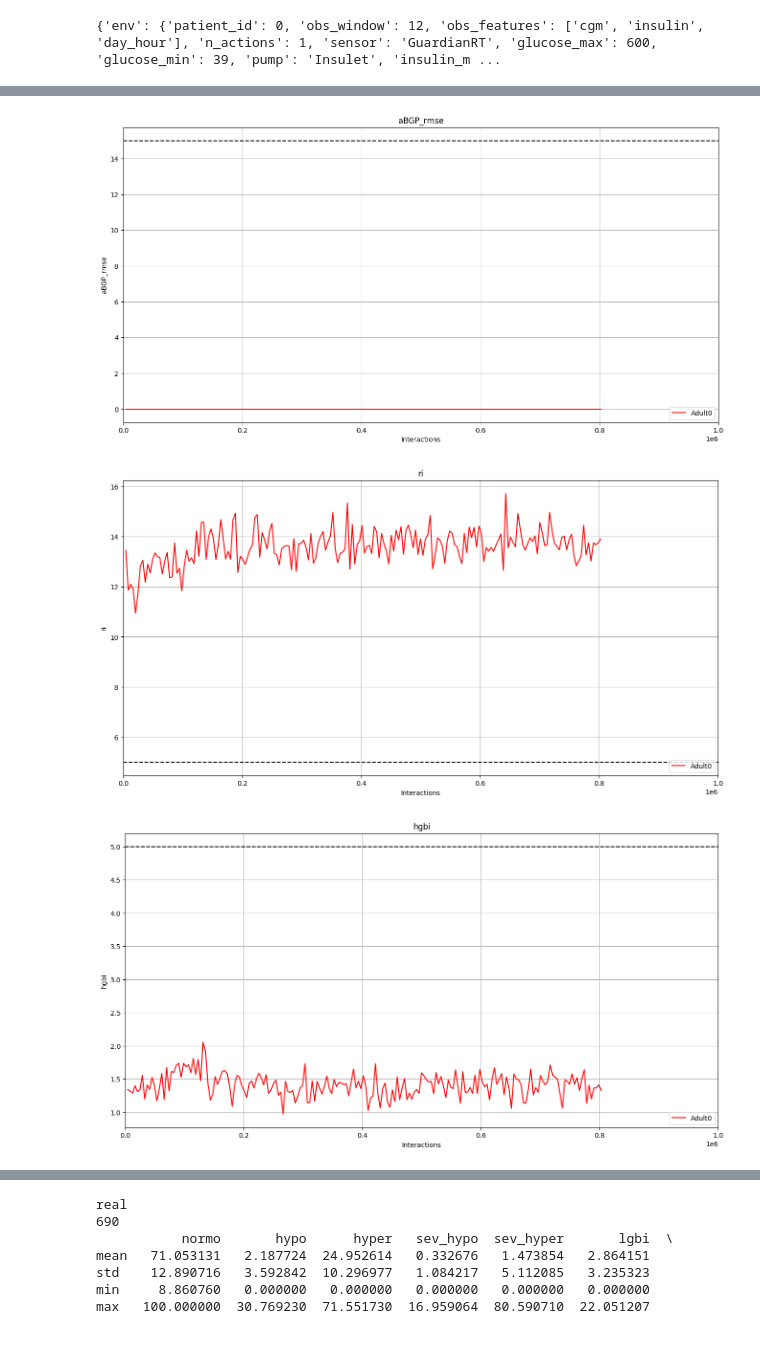
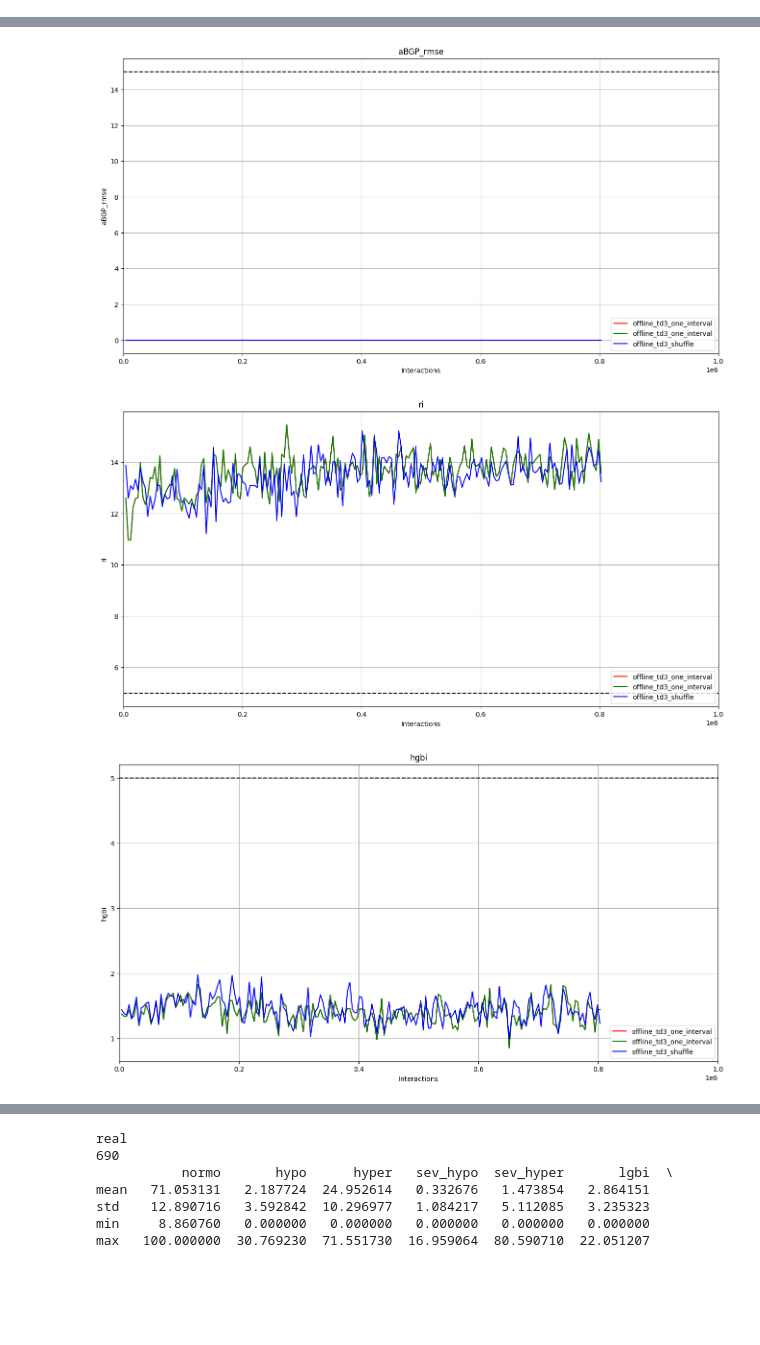
Before and after one commit to RL4H/RL4T1D, a Jupyter notebook: visualiser/notebooks/individual_analyzer.ipynb, the cells around one changed output, grey strips where cells are left out. Saved outputs shown, nothing was run; the diff lists cells and outputs as text; code cells hidden in the pictures; blank space fills up the shorter version.

```diff
--- a/visualiser/notebooks/individual_analyzer.ipynb
+++ b/visualiser/notebooks/individual_analyzer.ipynb
@@ -19,14 +19,17 @@ import matplotlib.gridspec
 # PATH = FOLDER+ALGO+SUBJECT
 # COHORT = 'Adult'
 
-EXP_NAME = 'offline_td3_remap_test_adlscnt0'
+EXP_NAME = 'offline_td3_lower_pi_num' #offline_td3_shuffle # #offline_td3_one_interval
+
+EXP_NAME_2 = "offline_td3_one_interval"
+EXP_NAME_3 = "offline_td3_shuffle"
 
 COHORT = 'Adult'
 SUBJECT = '0'
 
 LABEL = COHORT+SUBJECT
 
-SINGLE_VIEW = True
+SINGLE_VIEW = False
 
 
 command = []
@@ -40,22 +43,26 @@ if SINGLE_VIEW:
                 '1':{ "id":exp1, "color":'r',"show": disp_arr[1], "label":LABEL},
     }
 
+
+    plot_testing_average_metric(exp_vis, [['1']], type='normal', dis_len=dis_len, metric='reward', goal=312, fill=True)
+
 else:
-    exp1 = ExperimentVisualise(id=EXP_NAME+'_1', version=1.1, plot_version=1, test_seeds=5000)
-    exp2 = ExperimentVisualise(id=EXP_NAME+'_2', version=1.1, plot_version=1, test_seeds=5000)
-    exp3 = ExperimentVisualise(id=EXP_NAME+'_3', version=1.1, plot_version=1, test_seeds=5000)
+    exp1 = ExperimentVisualise(id=EXP_NAME, version=1.1, plot_version=1, test_seeds=5000)
+    exp2 = ExperimentVisualise(id=EXP_NAME_2, version=1.1, plot_version=1, test_seeds=5000)
+    exp3 = ExperimentVisualise(id=EXP_NAME_3, version=1.1, plot_version=1, test_seeds=5000)
 
     exp_vis = {
-                '1':{ "id":exp1, "color":'r',"show": disp_arr[1], "label":LABEL},
-                '2':{ "id":exp2, "color":'g',"show": disp_arr[2], "label":LABEL},
-                '3':{ "id":exp3, "color":'b',"show": disp_arr[3], "label":LABEL},
+                '1':{ "id":exp1, "color":'r',"show": disp_arr[1], "label":exp1.id},
+                '2':{ "id":exp2, "color":'g',"show": disp_arr[2], "label":exp2.id},
+                '3':{ "id":exp3, "color":'b',"show": disp_arr[3], "label":exp3.id},
     }
+
+    plot_testing_average_metric({'1' : exp_vis['1']}, [['1']], type='normal', dis_len=dis_len, metric='reward', goal=312, fill=True)
 
 
 # plot the graphs
 
 # average metric
-plot_testing_average_metric(exp_vis, [['1']] if SINGLE_VIEW else [['1', '2', '3']], type='normal', dis_len=dis_len, metric='reward', goal=312, fill=True)
 
 
 #individual seed metrics
@@ -75,4 +82,3 @@ plot_training_logs(mode='ppo', exp_dict=exp_vis, dis_len=dis_len, params=params)
 # params = ['plan_grad', 'plan_loss']
 # plot_training_logs(mode='planning', exp_dict=exp_vis, dis_len=250, params=params)
 # %% [output]
-{'env': {'patient_id': 0, 'obs_window': 12, 'obs_features': ['cgm', 'insulin', 'day_hour'], 'n_actions': 1, 'sensor': 'GuardianRT', 'glucose_max': 600, 'glucose_min': 39, 'pump': 'Insulet', 'insulin_m ...
@@ -81,3 +87,3 @@ plot_training_logs(mode='ppo', exp_dict=exp_vis, dis_len=dis_len, params=params)
-[figure, old version]
+[figure, new version]
-[figure, old version]
+[figure, new version]
-[figure, old version]
+[figure, new version]
```
Also changed, not shown: parts of 2 cells of this notebook, 6 other files.
